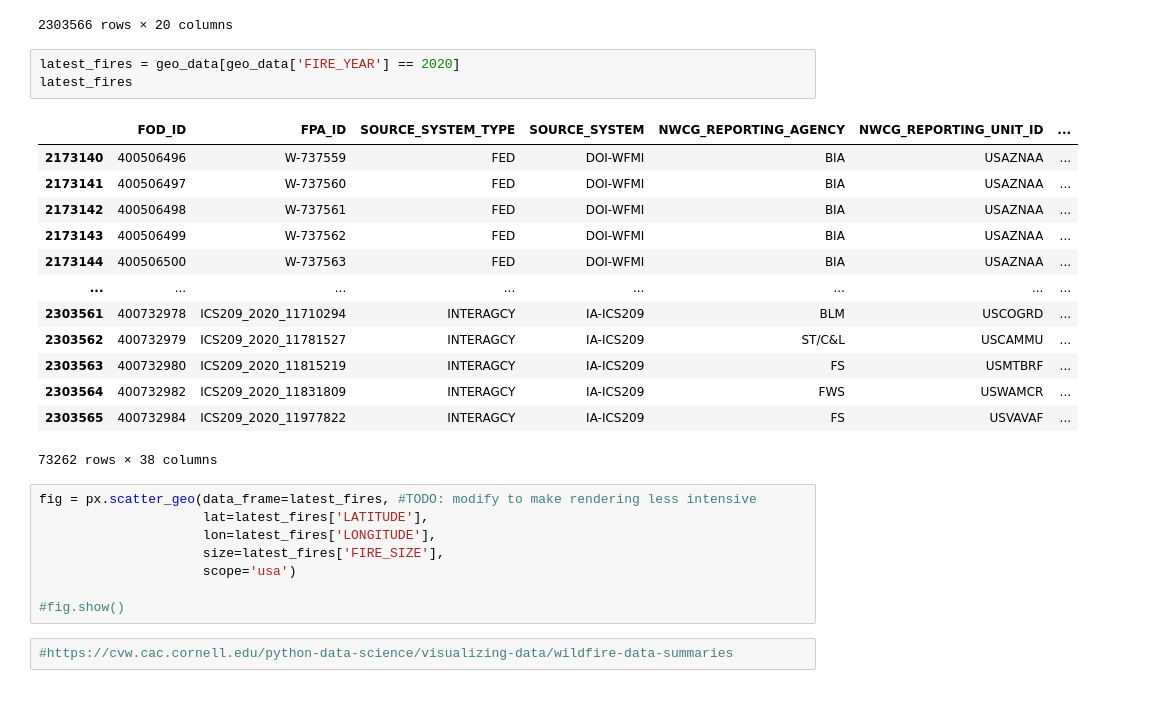
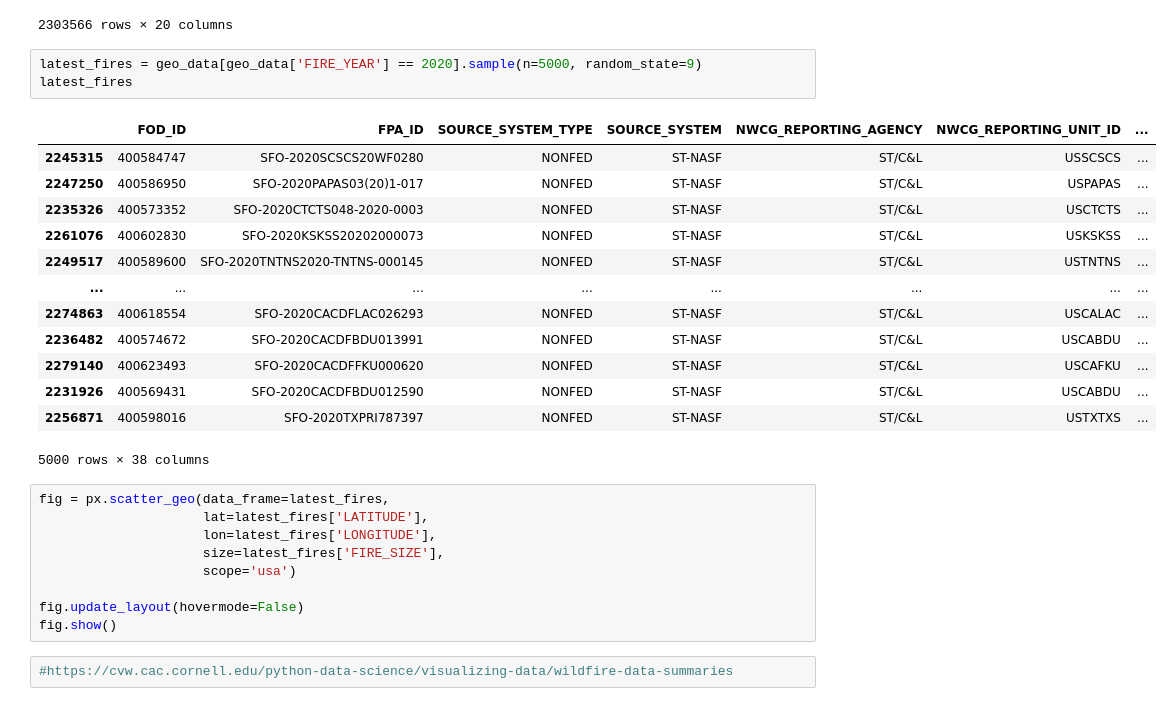
Before and after one commit to mmwitters/wildfire_visualization, a Jupyter notebook: eda.ipynb, the cells around one changed output. Drawn from its saved outputs; the diff is of its cells as text.

Commit message:
adjusted map settings to make less computationally intensive

```diff
--- a/eda.ipynb
+++ b/eda.ipynb
@@ -42,29 +42,30 @@ geo_data.loc[:, 'FIRE_YEAR':]
 | 2303565 | 2020 | 11/20/2020 | 325 | 1110 | Human | Missing data/not specified/undete... | ... |
 2303566 rows × 20 columns
 # %%
-latest_fires = geo_data[geo_data['FIRE_YEAR'] == 2020]
+latest_fires = geo_data[geo_data['FIRE_YEAR'] == 2020].sample(n=5000, random_state=9)
 latest_fires
 # %% [output]
 |  | FOD_ID | FPA_ID | SOURCE_SYSTEM_TYPE | SOURCE_SYSTEM | NWCG_REPORTING_AGENCY | NWCG_REPORTING_UNIT_ID | ... |
-| 2173140 | 400506496 | W-737559 | FED | DOI-WFMI | BIA | USAZNAA | ... |
-| 2173141 | 400506497 | W-737560 | FED | DOI-WFMI | BIA | USAZNAA | ... |
-| 2173142 | 400506498 | W-737561 | FED | DOI-WFMI | BIA | USAZNAA | ... |
-| 2173143 | 400506499 | W-737562 | FED | DOI-WFMI | BIA | USAZNAA | ... |
-| 2173144 | 400506500 | W-737563 | FED | DOI-WFMI | BIA | USAZNAA | ... |
+| 2245315 | 400584747 | SFO-2020SCSCS20WF0280 | NONFED | ST-NASF | ST/C&L | USSCSCS | ... |
+| 2247250 | 400586950 | SFO-2020PAPAS03(20)1-017 | NONFED | ST-NASF | ST/C&L | USPAPAS | ... |
+| 2235326 | 400573352 | SFO-2020CTCTS048-2020-0003 | NONFED | ST-NASF | ST/C&L | USCTCTS | ... |
+| 2261076 | 400602830 | SFO-2020KSKSS20202000073 | NONFED | ST-NASF | ST/C&L | USKSKSS | ... |
+| 2249517 | 400589600 | SFO-2020TNTNS2020-TNTNS-000145 | NONFED | ST-NASF | ST/C&L | USTNTNS | ... |
 | ... | ... | ... | ... | ... | ... | ... | ... |
-| 2303561 | 400732978 | ICS209_2020_11710294 | INTERAGCY | IA-ICS209 | BLM | USCOGRD | ... |
-| 2303562 | 400732979 | ICS209_2020_11781527 | INTERAGCY | IA-ICS209 | ST/C&L | USCAMMU | ... |
-| 2303563 | 400732980 | ICS209_2020_11815219 | INTERAGCY | IA-ICS209 | FS | USMTBRF | ... |
-| 2303564 | 400732982 | ICS209_2020_11831809 | INTERAGCY | IA-ICS209 | FWS | USWAMCR | ... |
-| 2303565 | 400732984 | ICS209_2020_11977822 | INTERAGCY | IA-ICS209 | FS | USVAVAF | ... |
+| 2274863 | 400618554 | SFO-2020CACDFLAC026293 | NONFED | ST-NASF | ST/C&L | USCALAC | ... |
+| 2236482 | 400574672 | SFO-2020CACDFBDU013991 | NONFED | ST-NASF | ST/C&L | USCABDU | ... |
+| 2279140 | 400623493 | SFO-2020CACDFFKU000620 | NONFED | ST-NASF | ST/C&L | USCAFKU | ... |
+| 2231926 | 400569431 | SFO-2020CACDFBDU012590 | NONFED | ST-NASF | ST/C&L | USCABDU | ... |
+| 2256871 | 400598016 | SFO-2020TXPRI787397 | NONFED | ST-NASF | ST/C&L | USTXTXS | ... |
-73262 rows × 38 columns
+5000 rows × 38 columns
 # %%
-fig = px.scatter_geo(data_frame=latest_fires, #TODO: modify to make rendering less intensive
+fig = px.scatter_geo(data_frame=latest_fires,
                      lat=latest_fires['LATITUDE'],
                      lon=latest_fires['LONGITUDE'],
                      size=latest_fires['FIRE_SIZE'],
                      scope='usa')
 
-#fig.show()
+fig.update_layout(hovermode=False)
+fig.show()
 # %%
 #https://cvw.cac.cornell.edu/python-data-science/visualizing-data/wildfire-data-summaries
```
